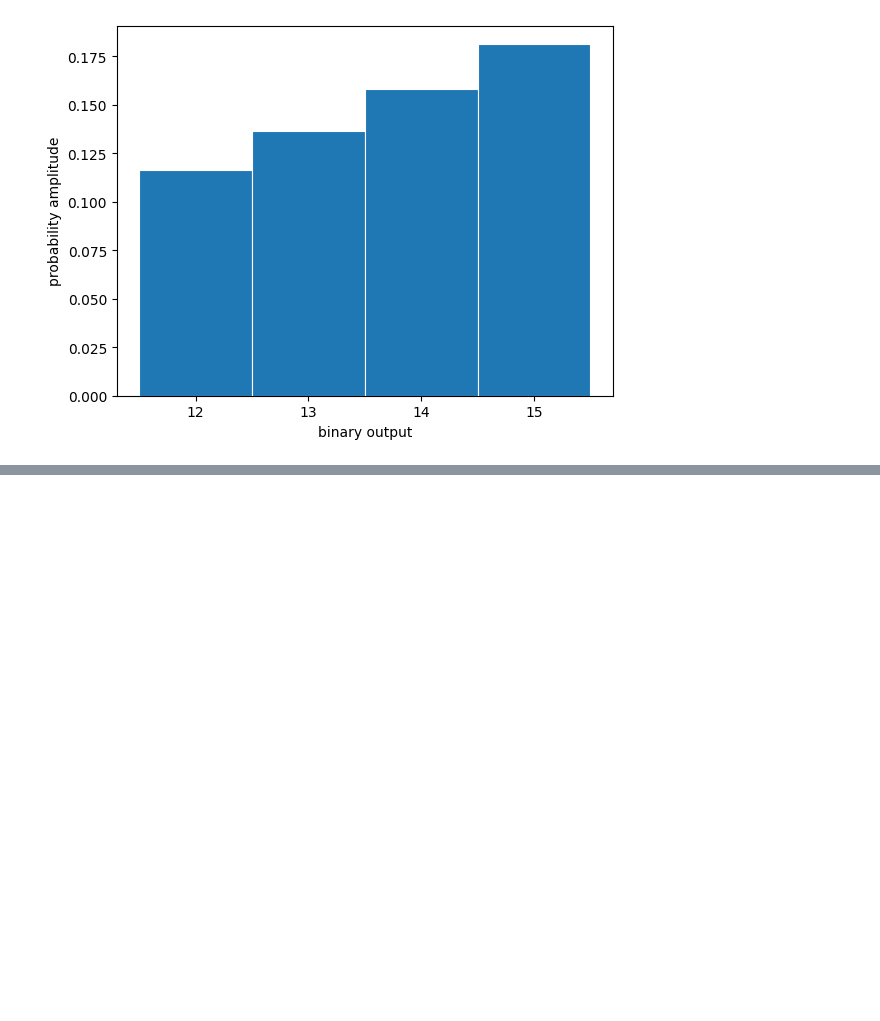
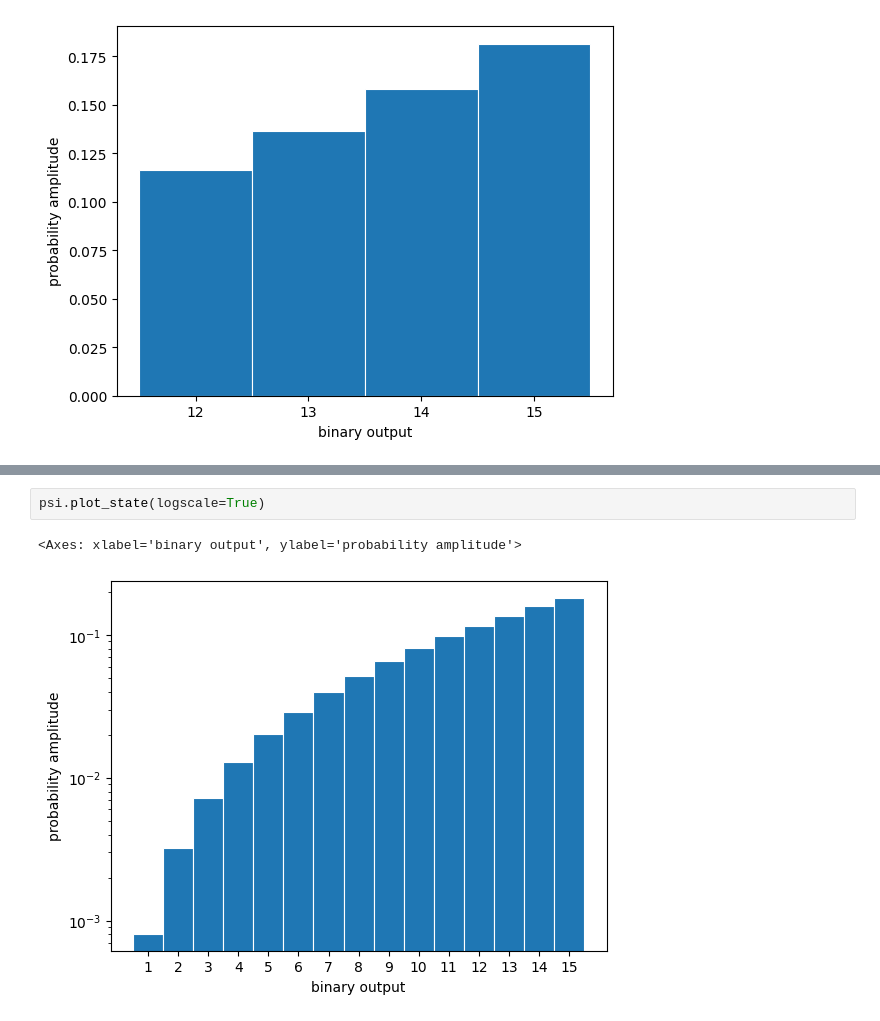
Before and after one commit to UCL-CCS/symmer, a Jupyter notebook: docs/source/notebooks/1_Basic_Usage/1.2 QuantumState Usage.ipynb, the cells around one changed output, grey strips where cells are left out. Saved outputs shown, nothing was run; the diff lists cells and outputs as text; blank space fills up the shorter version.

```diff
--- a/docs/source/notebooks/1_Basic_Usage/1.2 QuantumState Usage.ipynb
+++ b/docs/source/notebooks/1_Basic_Usage/1.2 QuantumState Usage.ipynb
@@ -291,0 +552,5 @@ psi.plot_state(probability_threshold=0.1)
+# %%
+psi.plot_state(logscale=True)
+# %% [output]
+<Axes: xlabel='binary output', ylabel='probability amplitude'>
+[figure, added]
```
Also changed, not shown: parts of 94 cells of this notebook, 14 other files.
